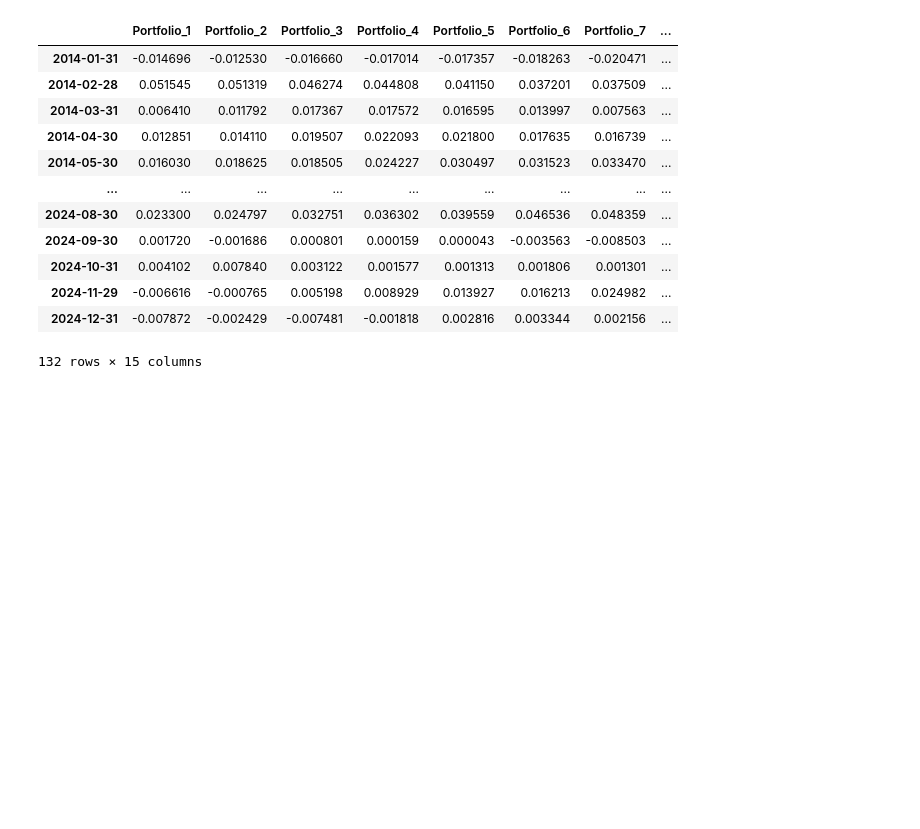
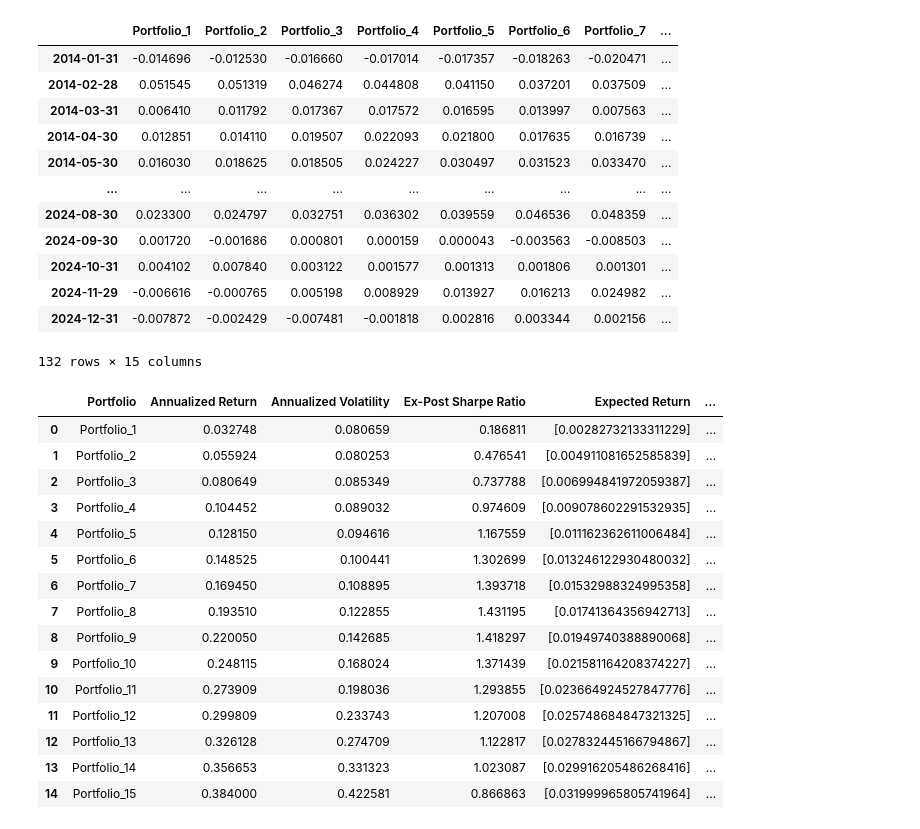
Before and after one commit to ameliemlb/SEF, a Jupyter notebook: hw1_updated.ipynb, the cells around one changed output. Saved outputs shown, nothing was run; the diff lists cells and outputs as text; code cells hidden in the pictures; blank space fills up the shorter version.

```diff
--- a/hw1_updated.ipynb
+++ b/hw1_updated.ipynb
@@ -145,3 +145,75 @@ ex_post_returns_df.to_excel("data_h1/results/ex_post_returns.xlsx")
 | 2024-11-29 | -0.006616 | -0.000765 | 0.005198 | 0.008929 | 0.013927 | 0.016213 | 0.024982 | ... |
 | 2024-12-31 | -0.007872 | -0.002429 | -0.007481 | -0.001818 | 0.002816 | 0.003344 | 0.002156 | ... |
 132 rows × 15 columns
+# %%
+# Load the risk-free rate data
+risk_free_rate_file_path = r"data_h1/filtered_data/Risk_Free_Rate.xlsx"
+risk_free_rate_df = pd.read_excel(risk_free_rate_file_path, index_col=0, parse_dates=True)
+
+# Compute the average monthly risk-free rate and annualize it
+risk_free_rate = risk_free_rate_df['RF true'].mean() * 12
+
+# Compute the ex-post annualized average return, volatility, and Sharpe ratio for each portfolio
+performance_metrics = []
+i=0
+for portfolio in ex_post_returns_df.columns:
+    # Compute the ex-post annualized average return
+    avg_return = np.mean(ex_post_returns_df[portfolio]) * 12
+
+    # Compute the ex-post annualized volatility
+    volatility = np.std(ex_post_returns_df[portfolio]) * np.sqrt(12)
+
+    # Compute the ex-post annualized Sharpe ratio
+    sharpe_ratio = (avg_return - risk_free_rate) / volatility
+
+    exp_ret = efficient_frontier_df['Target Return'].iloc[i]
+    risk = efficient_frontier_df['Risk (Std Dev)'].iloc[i]
+
+    performance_metrics.append({
+        'Portfolio': portfolio,
+        'Annualized Return': avg_return,
+        'Annualized Volatility': volatility,
+        'Ex-Post Sharpe Ratio': sharpe_ratio,
+        'Expected Return': exp_ret,
+        'Risk (Std Dev)' :risk
+    })
+    i=i+1
+
+# Convert the performance metrics to a DataFrame
+performance_metrics_df = pd.DataFrame(performance_metrics)
+
+# Display the performance metrics
+display(performance_metrics_df)
+
+# Find the portfolio with the highest ex-ante Sharpe ratio
+ex_ante_sharpe_ratios = (efficient_frontier_df['Target Return'] - risk_free_rate) / efficient_frontier_df['Risk (Std Dev)']
+highest_ex_ante_sharpe_portfolio = efficient_frontier_df.iloc[ex_ante_sharpe_ratios.idxmax()]
+
+# Find the portfolio with the highest ex-post Sharpe ratio
+highest_ex_post_sharpe_portfolio = performance_metrics_df.iloc[performance_metrics_df['Ex-Post Sharpe Ratio'].idxmax()]
+
+
+performance_metrics_df['Ex-ante Sharpe Ratio'] = ex_ante_sharpe_ratios
+
+print("Portfolio with the highest ex-ante Sharpe ratio:")
+print(highest_ex_ante_sharpe_portfolio)
+
+print("\nPortfolio with the highest ex-post Sharpe ratio:")
+print(highest_ex_post_sharpe_portfolio)
+# %% [output]
+|  | Portfolio | Annualized Return | Annualized Volatility | Ex-Post Sharpe Ratio | Expected Return | ... |
+| 0 | Portfolio_1 | 0.032748 | 0.080659 | 0.186811 | [0.00282732133311229] | ... |
+| 1 | Portfolio_2 | 0.055924 | 0.080253 | 0.476541 | [0.004911081652585839] | ... |
+| 2 | Portfolio_3 | 0.080649 | 0.085349 | 0.737788 | [0.006994841972059387] | ... |
+| 3 | Portfolio_4 | 0.104452 | 0.089032 | 0.974609 | [0.009078602291532935] | ... |
+| 4 | Portfolio_5 | 0.128150 | 0.094616 | 1.167559 | [0.011162362611006484] | ... |
+| 5 | Portfolio_6 | 0.148525 | 0.100441 | 1.302699 | [0.013246122930480032] | ... |
+| 6 | Portfolio_7 | 0.169450 | 0.108895 | 1.393718 | [0.01532988324995358] | ... |
+| 7 | Portfolio_8 | 0.193510 | 0.122855 | 1.431195 | [0.01741364356942713] | ... |
+| 8 | Portfolio_9 | 0.220050 | 0.142685 | 1.418297 | [0.01949740388890068] | ... |
+| 9 | Portfolio_10 | 0.248115 | 0.168024 | 1.371439 | [0.021581164208374227] | ... |
+| 10 | Portfolio_11 | 0.273909 | 0.198036 | 1.293855 | [0.023664924527847776] | ... |
+| 11 | Portfolio_12 | 0.299809 | 0.233743 | 1.207008 | [0.025748684847321325] | ... |
+| 12 | Portfolio_13 | 0.326128 | 0.274709 | 1.122817 | [0.027832445166794867] | ... |
+| 13 | Portfolio_14 | 0.356653 | 0.331323 | 1.023087 | [0.029916205486268416] | ... |
+| 14 | Portfolio_15 | 0.384000 | 0.422581 | 0.866863 | [0.031999965805741964] | ... |
```
Also changed, not shown: parts of 3 cells of this notebook, 3 other files.
